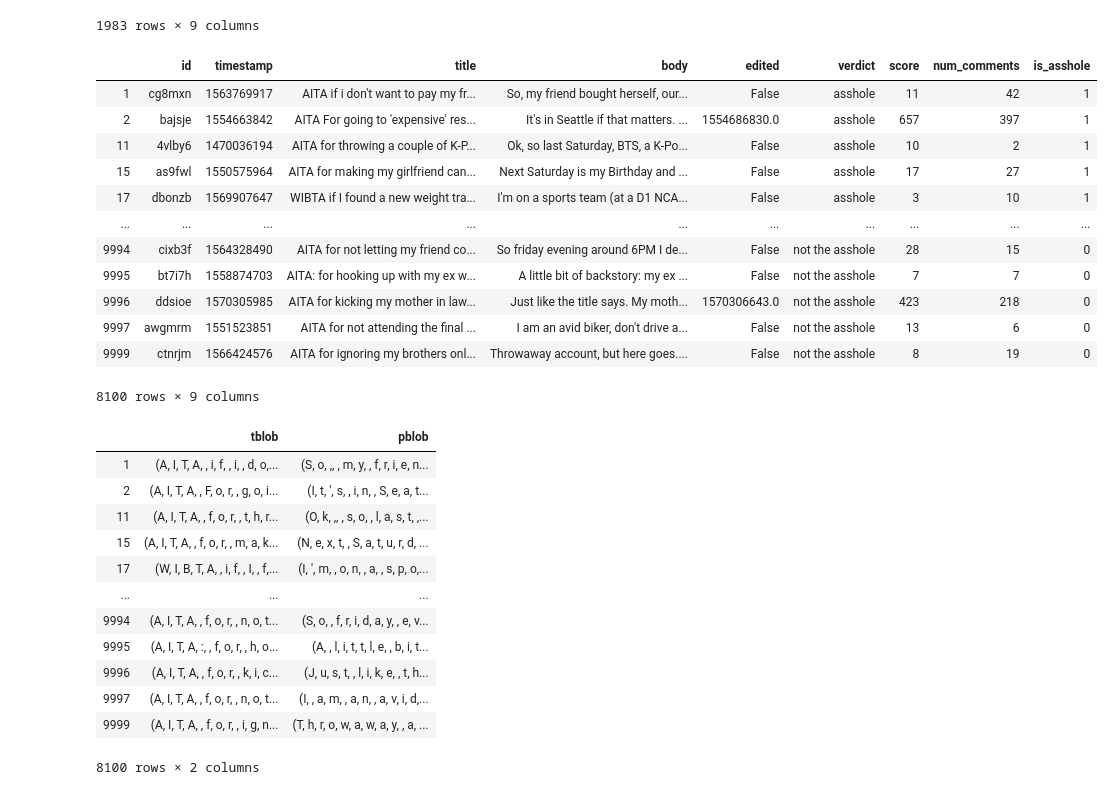
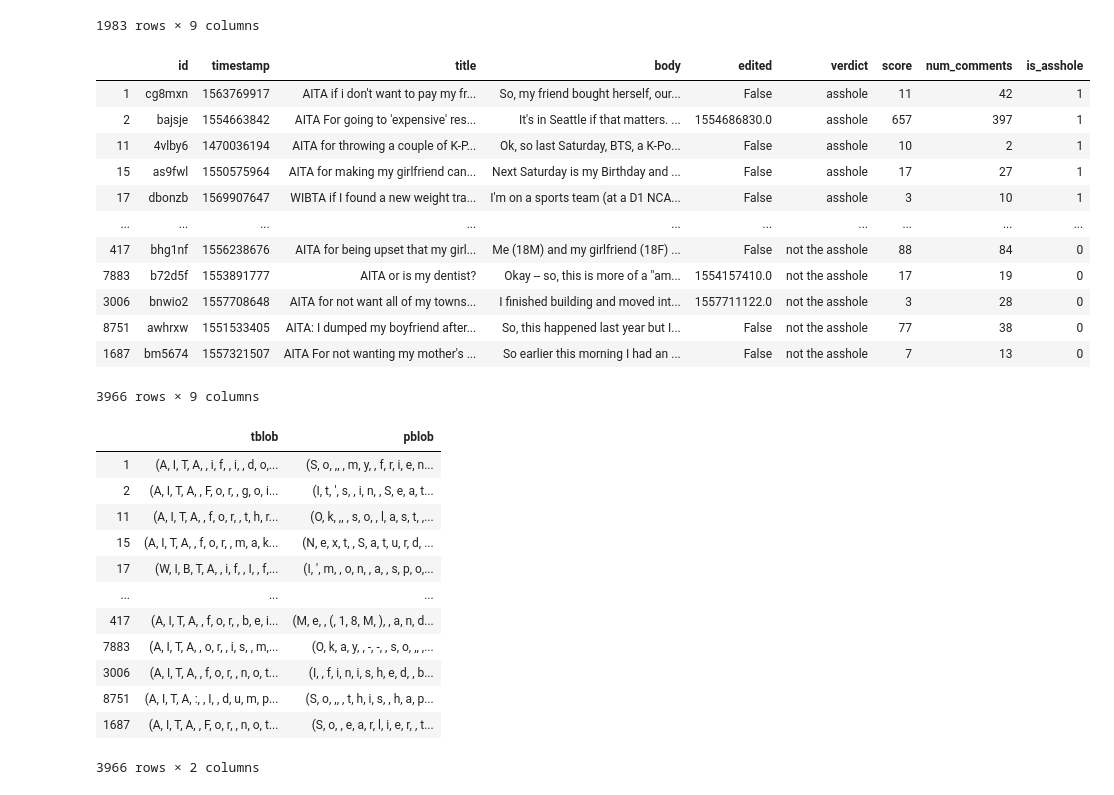
Before and after one commit to sierrabroussard/aita-project, a Jupyter notebook: aita_feature_extraction.ipynb, the cells around one changed output. Cells and saved outputs as stored; diff of their text form; code cells hidden in the pictures.

```diff
--- a/aita_feature_extraction.ipynb
+++ b/aita_feature_extraction.ipynb
@@ -131,22 +131,22 @@ ah
 | 9989 | ejxabg | 1578148372 | AITA for calling my in-laws addicts? | A couple years ago my husband str... | False | asshole | 50 | 42 | 1 |
 1983 rows × 9 columns
 # %%
-cln_data = pd.concat([ah,nta],0)
+cln_data = pd.concat([ah,nta_ds],0)
 cln_data
 # %% [output]
 |  | id | timestamp | title | body | edited | verdict | score | num_comments | is_asshole |
 | 1 | cg8mxn | 1563769917 | AITA if i don't want to pay my fr... | So, my friend bought herself, our... | False | asshole | 11 | 42 | 1 |
 | 2 | bajsje | 1554663842 | AITA For going to 'expensive' res... | It's in Seattle if that matters. ... | 1554686830.0 | asshole | 657 | 397 | 1 |
 | 11 | 4vlby6 | 1470036194 | AITA for throwing a couple of K-P... | Ok, so last Saturday, BTS, a K-Po... | False | asshole | 10 | 2 | 1 |
 | 15 | as9fwl | 1550575964 | AITA for making my girlfriend can... | Next Saturday is my Birthday and ... | False | asshole | 17 | 27 | 1 |
 | 17 | dbonzb | 1569907647 | WIBTA if I found a new weight tra... | I'm on a sports team (at a D1 NCA... | False | asshole | 3 | 10 | 1 |
 | ... | ... | ... | ... | ... | ... | ... | ... | ... | ... |
-| 9994 | cixb3f | 1564328490 | AITA for not letting my friend co... | So friday evening around 6PM I de... | False | not the asshole | 28 | 15 | 0 |
-| 9995 | bt7i7h | 1558874703 | AITA: for hooking up with my ex w... | A little bit of backstory: my ex ... | False | not the asshole | 7 | 7 | 0 |
-| 9996 | ddsioe | 1570305985 | AITA for kicking my mother in law... | Just like the title says. My moth... | 1570306643.0 | not the asshole | 423 | 218 | 0 |
-| 9997 | awgmrm | 1551523851 | AITA for not attending the final ... | I am an avid biker, don't drive a... | False | not the asshole | 13 | 6 | 0 |
-| 9999 | ctnrjm | 1566424576 | AITA for ignoring my brothers onl... | Throwaway account, but here goes.... | False | not the asshole | 8 | 19 | 0 |
+| 417 | bhg1nf | 1556238676 | AITA for being upset that my girl... | Me (18M) and my girlfriend (18F) ... | False | not the asshole | 88 | 84 | 0 |
+| 7883 | b72d5f | 1553891777 | AITA or is my dentist? | Okay -- so, this is more of a "am... | 1554157410.0 | not the asshole | 17 | 19 | 0 |
+| 3006 | bnwio2 | 1557708648 | AITA for not want all of my towns... | I finished building and moved int... | 1557711122.0 | not the asshole | 3 | 28 | 0 |
+| 8751 | awhrxw | 1551533405 | AITA: I dumped my boyfriend after... | So, this happened last year but I... | False | not the asshole | 77 | 38 | 0 |
+| 1687 | bm5674 | 1557321507 | AITA For not wanting my mother's ... | So earlier this morning I had an ... | False | not the asshole | 7 | 13 | 0 |
-8100 rows × 9 columns
+3966 rows × 9 columns
 # %%
 df = pd.DataFrame()
 df['tblob'] = cln_data['title'].apply(lambda row: TextBlob(row))
@@ -160,11 +160,11 @@ df
 | 15 | (A, I, T, A, , f, o, r, , m, a, k... | (N, e, x, t, , S, a, t, u, r, d, ... |
 | 17 | (W, I, B, T, A, , i, f, , I, , f,... | (I, ', m, , o, n, , a, , s, p, o,... |
 | ... | ... | ... |
-| 9994 | (A, I, T, A, , f, o, r, , n, o, t... | (S, o, , f, r, i, d, a, y, , e, v... |
-| 9995 | (A, I, T, A, :, , f, o, r, , h, o... | (A, , l, i, t, t, l, e, , b, i, t... |
-| 9996 | (A, I, T, A, , f, o, r, , k, i, c... | (J, u, s, t, , l, i, k, e, , t, h... |
-| 9997 | (A, I, T, A, , f, o, r, , n, o, t... | (I, , a, m, , a, n, , a, v, i, d,... |
-| 9999 | (A, I, T, A, , f, o, r, , i, g, n... | (T, h, r, o, w, a, w, a, y, , a, ... |
+| 417 | (A, I, T, A, , f, o, r, , b, e, i... | (M, e, , (, 1, 8, M, ), , a, n, d... |
+| 7883 | (A, I, T, A, , o, r, , i, s, , m,... | (O, k, a, y, , -, -, , s, o, ,, ,... |
+| 3006 | (A, I, T, A, , f, o, r, , n, o, t... | (I, , f, i, n, i, s, h, e, d, , b... |
+| 8751 | (A, I, T, A, :, , I, , d, u, m, p... | (S, o, ,, , t, h, i, s, , h, a, p... |
+| 1687 | (A, I, T, A, , F, o, r, , n, o, t... | (S, o, , e, a, r, l, i, e, r, , t... |
-8100 rows × 2 columns
+3966 rows × 2 columns
 # %%
 df['pwords'] = df['pblob'].apply(lambda row: row.words)
```
Also changed, not shown: parts of 13 cells of this notebook.
